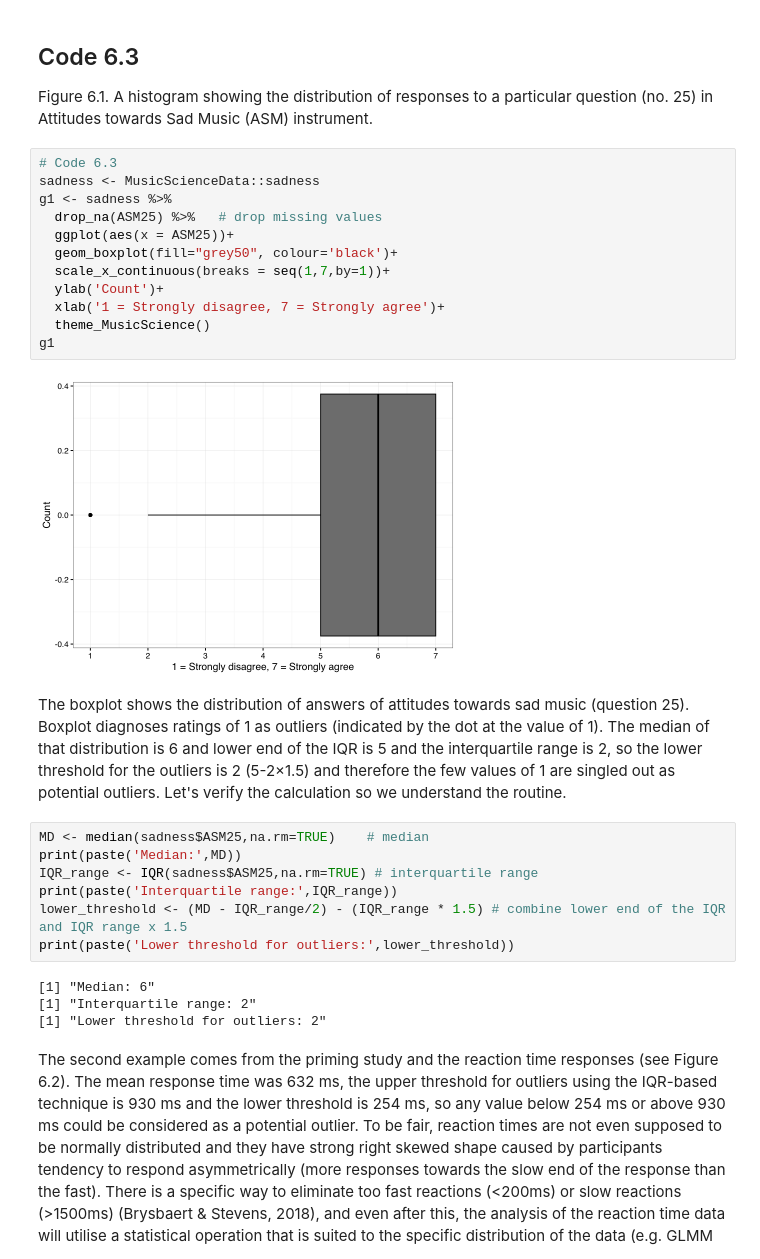
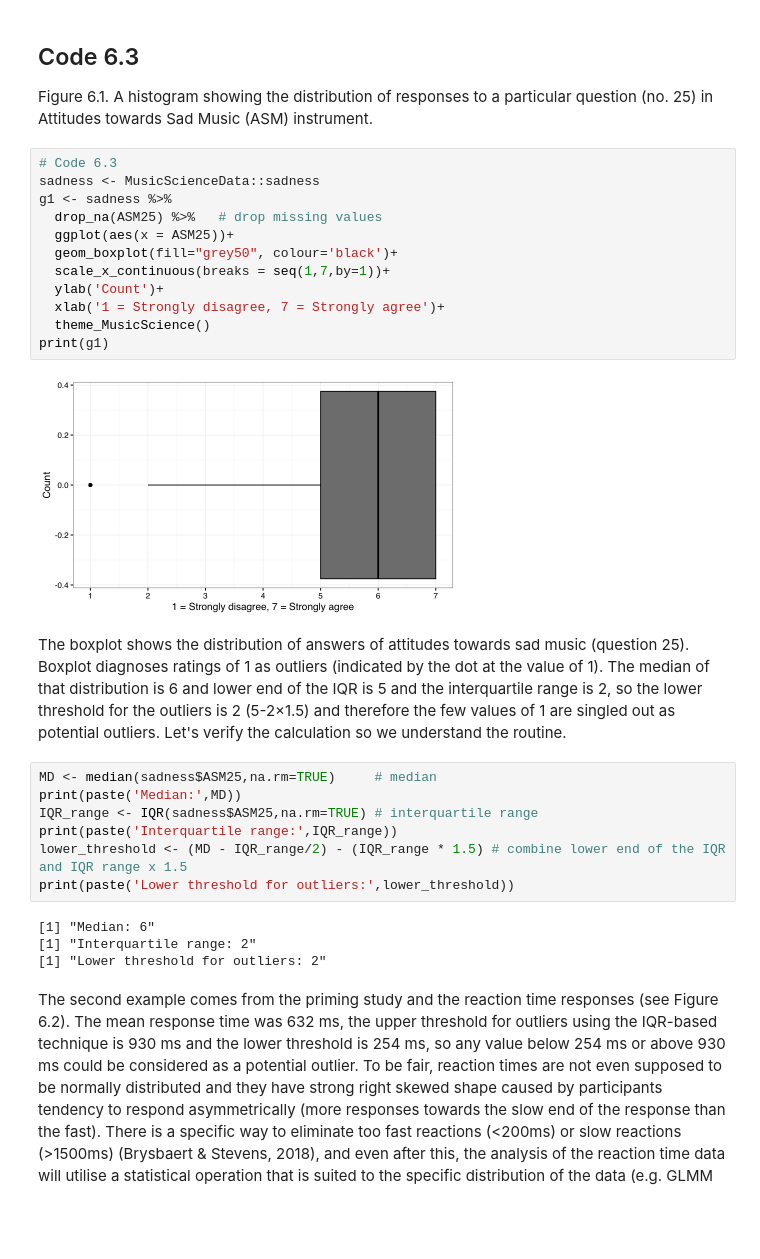
Before and after one commit to tuomaseerola/emr, a Jupyter notebook: Chapter6.4.ipynb, the cells around one changed output. Drawn from its saved outputs; the diff is of its cells as text; blank space fills up the shorter version.

```diff
--- a/Chapter6.4.ipynb
+++ b/Chapter6.4.ipynb
@@ -51,21 +50,21 @@ Figure 6.1. A histogram showing the distribution of responses to a particular qu
 # %%
 # Code 6.3
 sadness <- MusicScienceData::sadness
 g1 <- sadness %>%
   drop_na(ASM25) %>%   # drop missing values
   ggplot(aes(x = ASM25))+
   geom_boxplot(fill="grey50", colour='black')+
   scale_x_continuous(breaks = seq(1,7,by=1))+
   ylab('Count')+
   xlab('1 = Strongly disagree, 7 = Strongly agree')+
   theme_MusicScience()
-g1
+print(g1)
 # %% [output]
-[figure, old version]
+[figure, new version]
 # %% [markdown]
 The boxplot shows the distribution of answers of attitudes towards sad music (question 25). Boxplot diagnoses ratings of 1 as outliers (indicated by the dot at the value of 1). The median of that distribution is 6 and lower end of the IQR is 5 and the interquartile range is 2, so the lower threshold for the outliers is 2 (5-2×1.5) and therefore the few values of 1 are singled out as potential outliers. Let's verify the calculation so we understand the routine.
 # %%
-MD <- median(sadness$ASM25,na.rm=TRUE)    # median
+MD <- median(sadness$ASM25,na.rm=TRUE)     # median
 print(paste('Median:',MD))
 IQR_range <- IQR(sadness$ASM25,na.rm=TRUE) # interquartile range
 print(paste('Interquartile range:',IQR_range))
```
Also changed, not shown: parts of 2 cells of this notebook.
